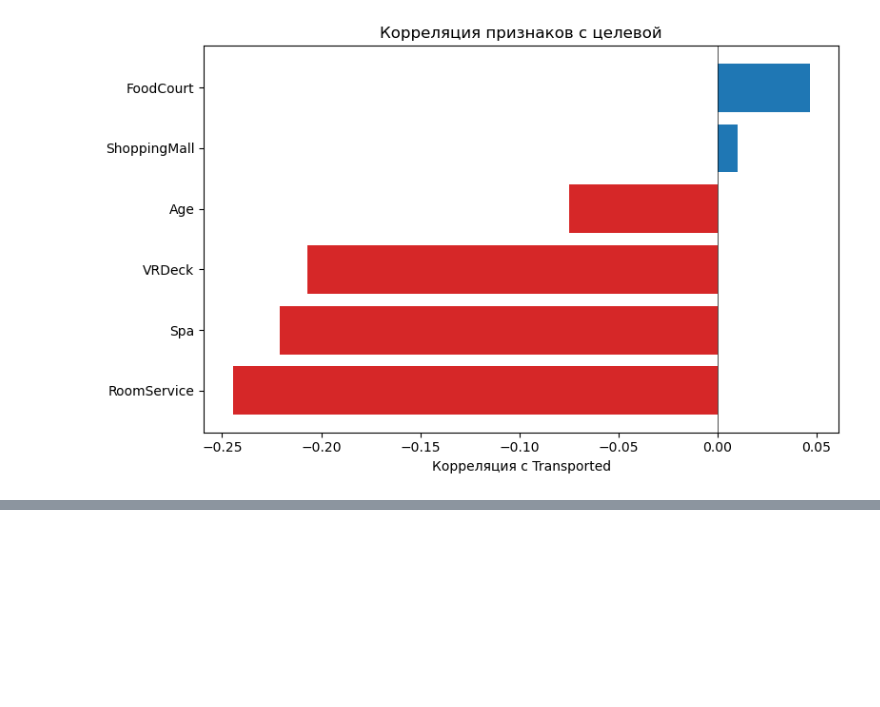
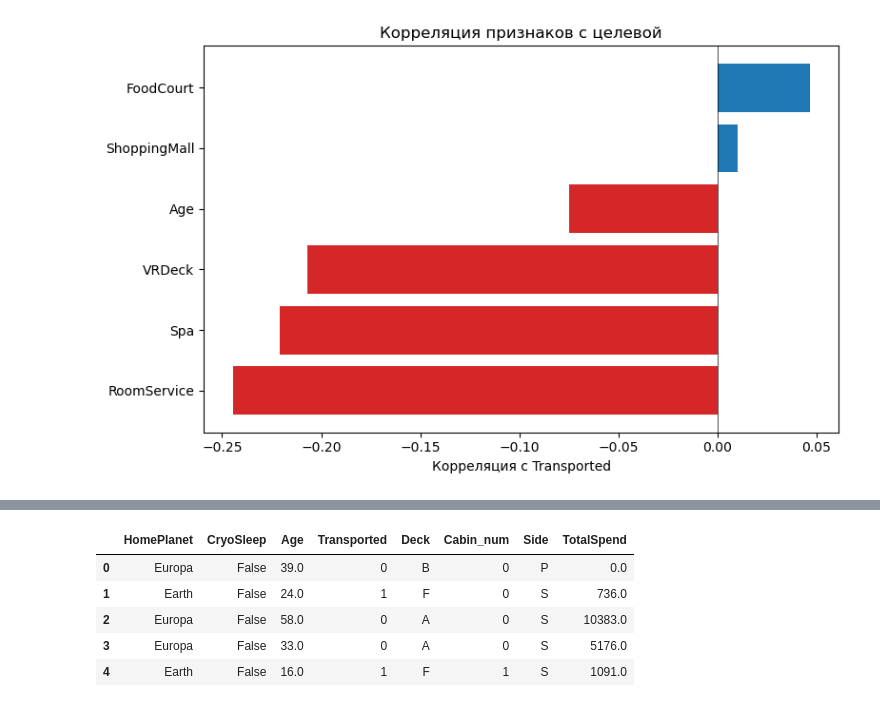
Before and after one commit to folkstay/Spaceship, a Jupyter notebook: SpaceShip.ipynb, the cells around one changed output, grey strips where cells are left out. Saved outputs shown, nothing was run; the diff lists cells and outputs as text; code cells hidden in the pictures; blank space fills up the shorter version.

```diff
--- a/SpaceShip.ipynb
+++ b/SpaceShip.ipynb
@@ -192,0 +205,23 @@ plt.show()
+# %%
+try:
+    train_df = train_df.drop('Cabin', axis=1)
+except KeyError:
+    print("Field does not exist")
+# %%
+# Список колонок с тратами
+spend_cols = ['RoomService', 'FoodCourt', 'ShoppingMall', 'Spa', 'VRDeck']
+
+# Создаём колонку с суммой всех трат
+train_df['TotalSpend'] = train_df[spend_cols].sum(axis=1)
+
+# Удаляем исходные колонки трат
+train_df = train_df.drop(columns=spend_cols)
+
+train_df.head()
+# %% [output]
+|  | HomePlanet | CryoSleep | Age | Transported | Deck | Cabin_num | Side | TotalSpend |
+| 0 | Europa | False | 39.0 | 0 | B | 0 | P | 0.0 |
+| 1 | Earth | False | 24.0 | 1 | F | 0 | S | 736.0 |
+| 2 | Europa | False | 58.0 | 0 | A | 0 | S | 10383.0 |
+| 3 | Europa | False | 33.0 | 0 | A | 0 | S | 5176.0 |
+| 4 | Earth | False | 16.0 | 1 | F | 1 | S | 1091.0 |
```
Also changed, not shown: parts of 16 cells of this notebook.
